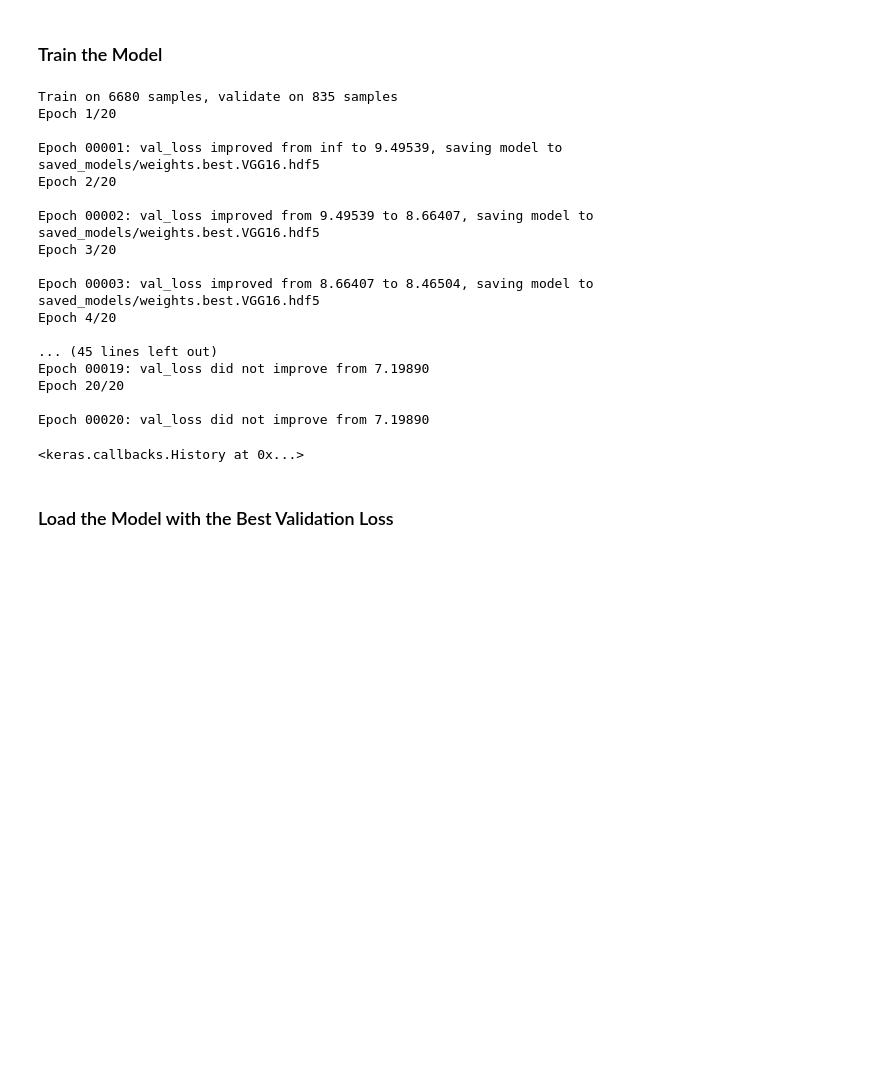
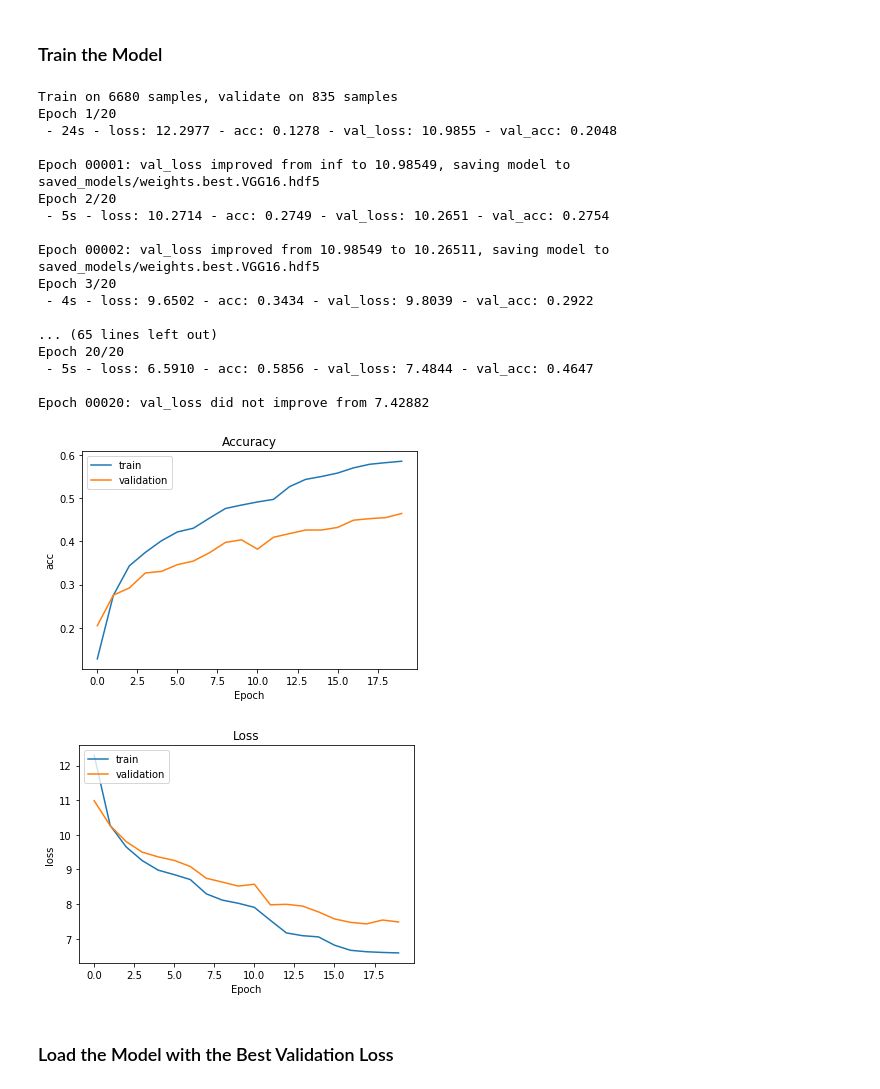
Before and after one commit to lufor129/DLHomeWork_2018Fall, a Jupyter notebook: assignment2/dog_app.ipynb, the cells around one changed output. Cells and saved outputs as stored; diff of their text form; code cells hidden in the pictures; blank space fills up the shorter version.

```diff
--- a/assignment2/dog_app.ipynb
+++ b/assignment2/dog_app.ipynb
@@ -427,7 +427,7 @@ checkpointer = ModelCheckpoint(filepath='saved_models/weights.best.from_scratch.
 
 model.fit(train_tensors, train_targets,
           validation_data=(valid_tensors, valid_targets),
-          epochs=epochs, batch_size=20, callbacks=[checkpointer], verbose=1)
+          epochs=epochs, batch_size=20, callbacks=[checkpointer], verbose=2)
 # %% [output]
 Train on 6680 samples, validate on 835 samples
 Epoch 1/2
@@ -499,28 +504,43 @@ VGG16_model.compile(loss='categorical_crossentropy', optimizer='rmsprop', metric
 checkpointer = ModelCheckpoint(filepath='saved_models/weights.best.VGG16.hdf5',
                                verbose=1, save_best_only=True)
 
-VGG16_model.fit(train_VGG16, train_targets,
+fit_data1=VGG16_model.fit(train_VGG16, train_targets,
           validation_data=(valid_VGG16, valid_targets),
-          epochs=20, batch_size=20, callbacks=[checkpointer], verbose=1)
+          epochs=20, batch_size=20, callbacks=[checkpointer], verbose=2)
 # %% [output]
 Train on 6680 samples, validate on 835 samples
 Epoch 1/20
+ - 24s - loss: 12.2977 - acc: 0.1278 - val_loss: 10.9855 - val_acc: 0.2048
 
-Epoch 00001: val_loss improved from inf to 9.49539, saving model to saved_models/weights.best.VGG16.hdf5
+Epoch 00001: val_loss improved from inf to 10.98549, saving model to saved_models/weights.best.VGG16.hdf5
 Epoch 2/20
+ - 5s - loss: 10.2714 - acc: 0.2749 - val_loss: 10.2651 - val_acc: 0.2754
 
-Epoch 00002: val_loss improved from 9.49539 to 8.66407, saving model to saved_models/weights.best.VGG16.hdf5
+Epoch 00002: val_loss improved from 10.98549 to 10.26511, saving model to saved_models/weights.best.VGG16.hdf5
 Epoch 3/20
+ - 4s - loss: 9.6502 - acc: 0.3434 - val_loss: 9.8039 - val_acc: 0.2922
 
-Epoch 00003: val_loss improved from 8.66407 to 8.46504, saving model to saved_models/weights.best.VGG16.hdf5
-Epoch 4/20
+... (65 lines left out)
+Epoch 20/20
+ - 5s - loss: 6.5910 - acc: 0.5856 - val_loss: 7.4844 - val_acc: 0.4647
 
-... (45 lines left out)
-Epoch 00019: val_loss did not improve from 7.19890
-Epoch 20/20
-
-Epoch 00020: val_loss did not improve from 7.19890
+Epoch 00020: val_loss did not improve from 7.42882
-<keras.callbacks.History at 0x...>
+# %%
+import matplotlib.pyplot as plt
+def show_train_history(train_history, title, train, validation):
+    plt.plot(train_history.history[train])
+    plt.plot(train_history.history[validation])
+    plt.title(title)
+    plt.ylabel(train)
+    plt.xlabel('Epoch')
+    plt.legend(['train', 'validation'], loc = 'upper left')
+    plt.show()
+
+show_train_history(fit_data1, 'Accuracy', 'acc', 'val_acc')
+show_train_history(fit_data1, 'Loss', 'loss', 'val_loss')
+# %% [output]
+[figure, added]
+[figure, added]
 # %% [markdown]
 ### Load the Model with the Best Validation Loss
 # %%
```
Also changed, not shown: parts of 12 cells of this notebook, 5 other files.
